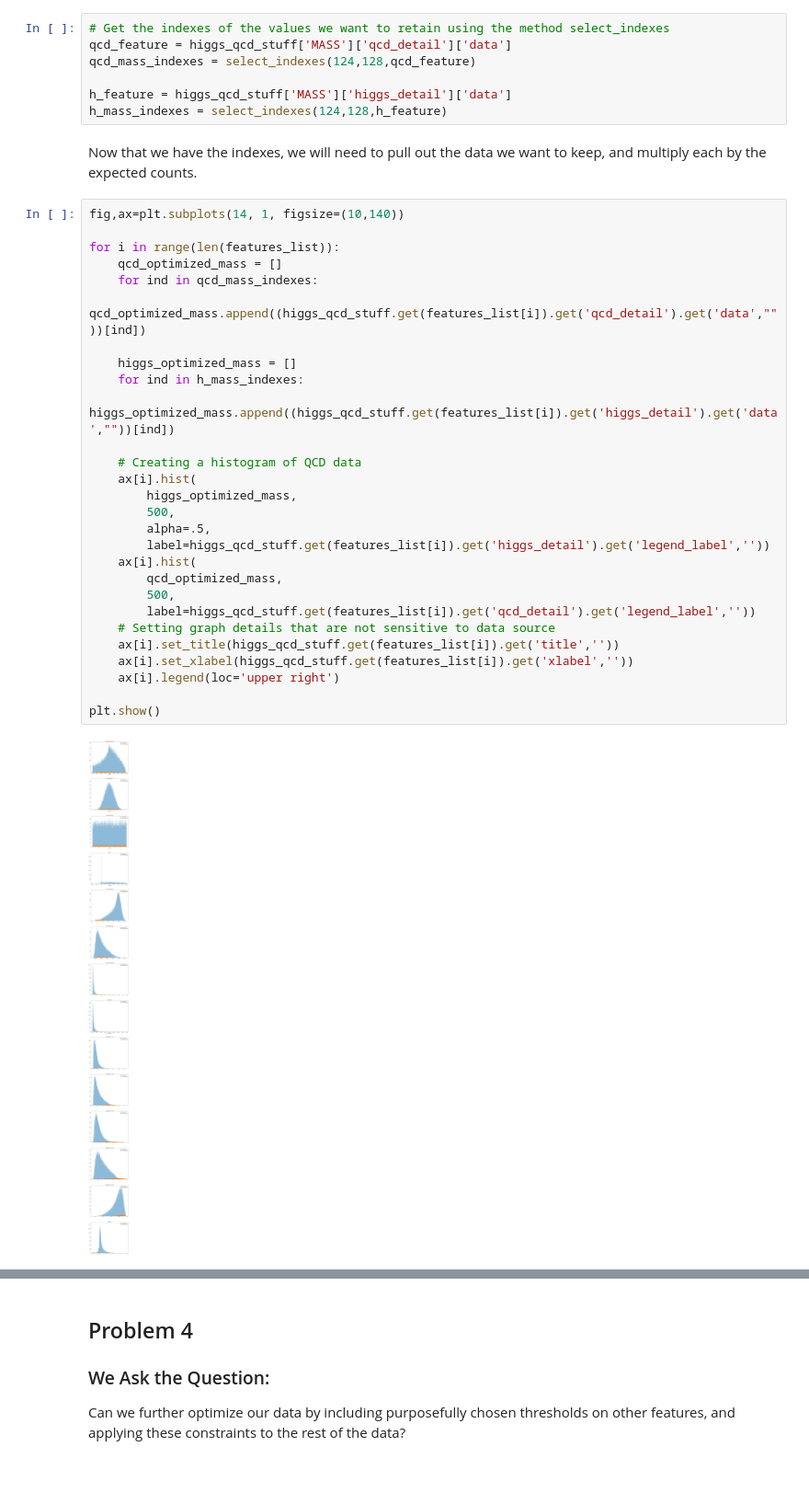
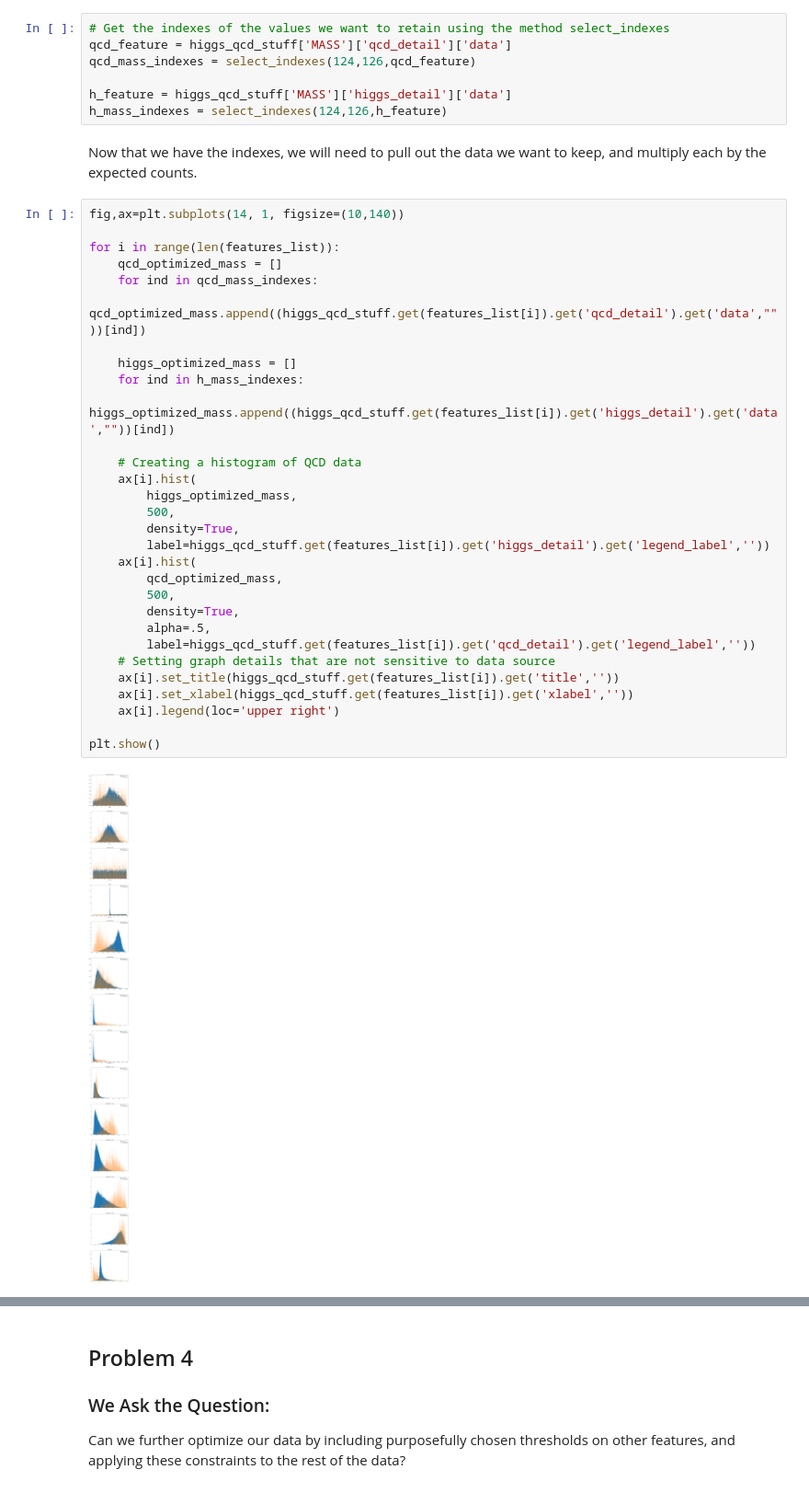
Before and after one commit to cseydlitz/phys434, a Jupyter notebook: FinalLab.ipynb, the cells around one changed output, grey strips where cells are left out. Shown at 92% size. Drawn from its saved outputs; the diff is of its cells as text.

```diff
--- a/FinalLab.ipynb
+++ b/FinalLab.ipynb
@@ -437,39 +414,41 @@ With the thresholds we ultimately found to be the best in Problem 2, we will now
 # %%
 # Get the indexes of the values we want to retain using the method select_indexes
 qcd_feature = higgs_qcd_stuff['MASS']['qcd_detail']['data']
-qcd_mass_indexes = select_indexes(124,128,qcd_feature)
+qcd_mass_indexes = select_indexes(124,126,qcd_feature)
 
 h_feature = higgs_qcd_stuff['MASS']['higgs_detail']['data']
-h_mass_indexes = select_indexes(124,128,h_feature)
+h_mass_indexes = select_indexes(124,126,h_feature)
 # %% [markdown]
 Now that we have the indexes, we will need to pull out the data we want to keep, and multiply each by the expected counts.
 # %%
 fig,ax=plt.subplots(14, 1, figsize=(10,140))
 
 for i in range(len(features_list)):
     qcd_optimized_mass = []
     for ind in qcd_mass_indexes:
         qcd_optimized_mass.append((higgs_qcd_stuff.get(features_list[i]).get('qcd_detail').get('data',""))[ind])
 
     higgs_optimized_mass = []
     for ind in h_mass_indexes:
         higgs_optimized_mass.append((higgs_qcd_stuff.get(features_list[i]).get('higgs_detail').get('data',""))[ind])
 
     # Creating a histogram of QCD data
     ax[i].hist(
         higgs_optimized_mass,
         500,
-        alpha=.5,
+        density=True,
         label=higgs_qcd_stuff.get(features_list[i]).get('higgs_detail').get('legend_label',''))
     ax[i].hist(
         qcd_optimized_mass,
         500,
+        density=True,
+        alpha=.5,
         label=higgs_qcd_stuff.get(features_list[i]).get('qcd_detail').get('legend_label',''))
     # Setting graph details that are not sensitive to data source
     ax[i].set_title(higgs_qcd_stuff.get(features_list[i]).get('title',''))
     ax[i].set_xlabel(higgs_qcd_stuff.get(features_list[i]).get('xlabel',''))
     ax[i].legend(loc='upper right')
 
 plt.show()
 # %% [output]
-[figure, old version]
+[figure, new version]
```
Also changed, not shown: parts of 50 cells of this notebook, 2 other files.
